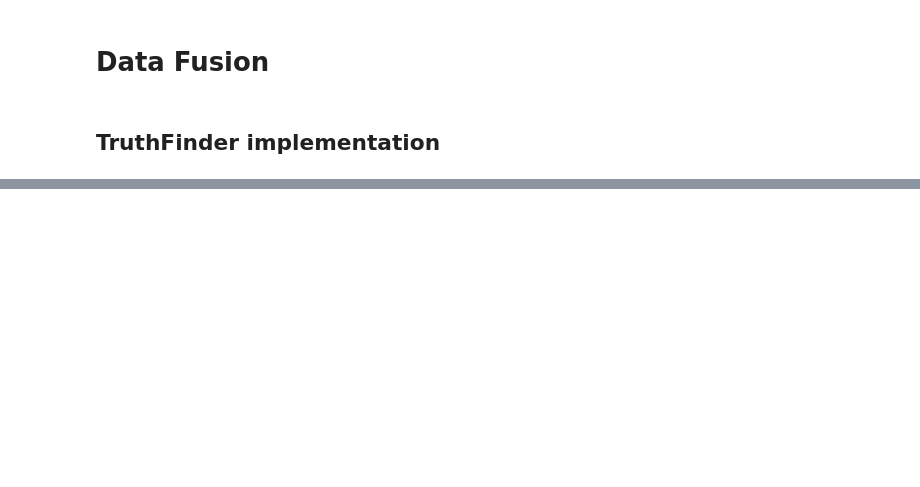
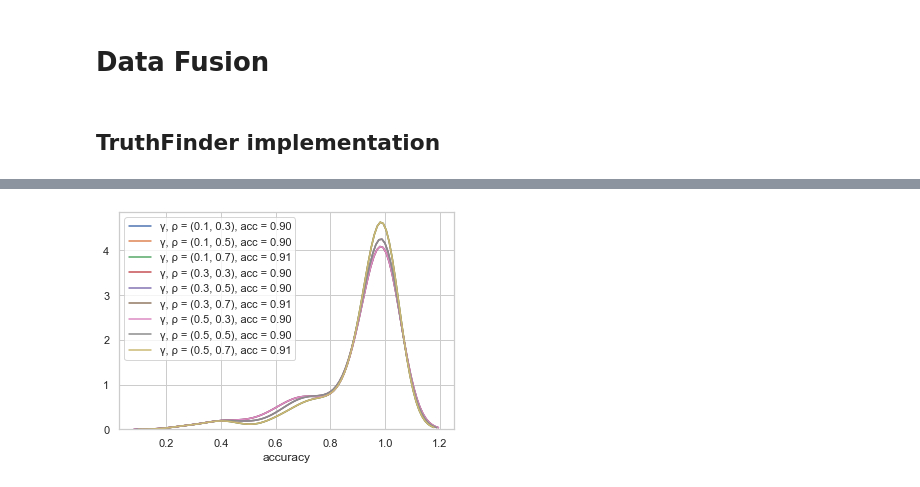
Before and after one commit to nhabbash/truth-discovery, a Jupyter notebook: notebook.ipynb, the cells around one changed output, grey strips where cells are left out. Cells and saved outputs as stored; diff of their text form; code cells hidden in the pictures; blank space fills up the shorter version.

```diff
--- a/notebook.ipynb
+++ b/notebook.ipynb
@@ -275,0 +409,30 @@ finder.df.to_csv("./data/results/complete.csv", index=False)
+# %%
+import itertools
+
+dampening = [0.1, 0.3, 0.5]
+relatedness = [0.3, 0.5, 0.7]
+
+search_results = []
+
+for param in itertools.product(*[dampening, relatedness]):
+    finder = TruthFinder(df.copy(),
+                     fact="authors",
+                     obj="isbn",
+                     dampening_factor = param[0],
+                     relatedness_factor = param[1])
+
+    result = finder.compute()
+
+    matching = gs.copy()
+    matching = matching.rename(columns = {'authors':'authors_gs'})
+    matching = pd.merge(matching, result, on=['isbn']) # Join
+    matching = matching.rename(columns = {'authors':'authors_tf'})
+    matching = matching[["isbn", "authors_gs", "authors_tf"]] # Select
+
+    matching['accuracy'] = matching.apply(lambda row:
+                                      similarity(row["authors_gs"],
+                                                 row["authors_tf"]),
+                                      axis = 1)
+    accuracy = matching.accuracy.mean()
+    search_results.append({"params": param, "accuracy": matching.accuracy.copy()})
+    print("Params: {}, Accuracy: {}".format(param, accuracy))
@@ -275,0 +449,8 @@ finder.df.to_csv("./data/results/complete.csv", index=False)
+# %%
+ax = plt.figure()
+
+for res in search_results:
+    sns.distplot(res["accuracy"], hist=False,
+                 label = "γ, ρ = {}, acc = {:0.2f}".format(res["params"], res["accuracy"].mean()))
+# %% [output]
+[figure, added]
```
Also changed, not shown: parts of 28 cells of this notebook, 6 other files.
